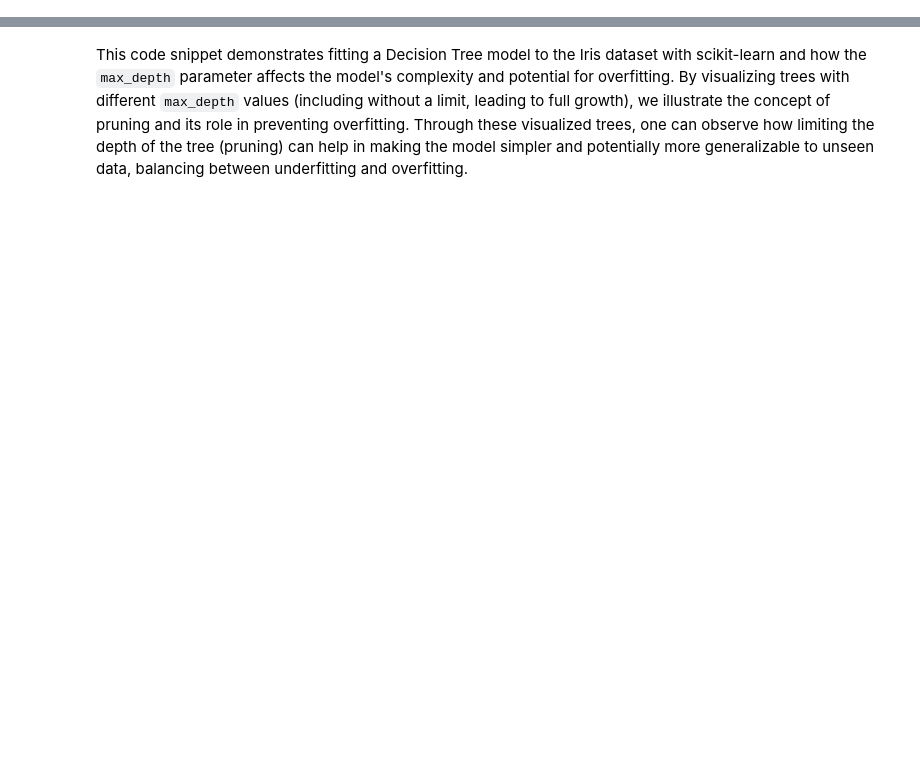
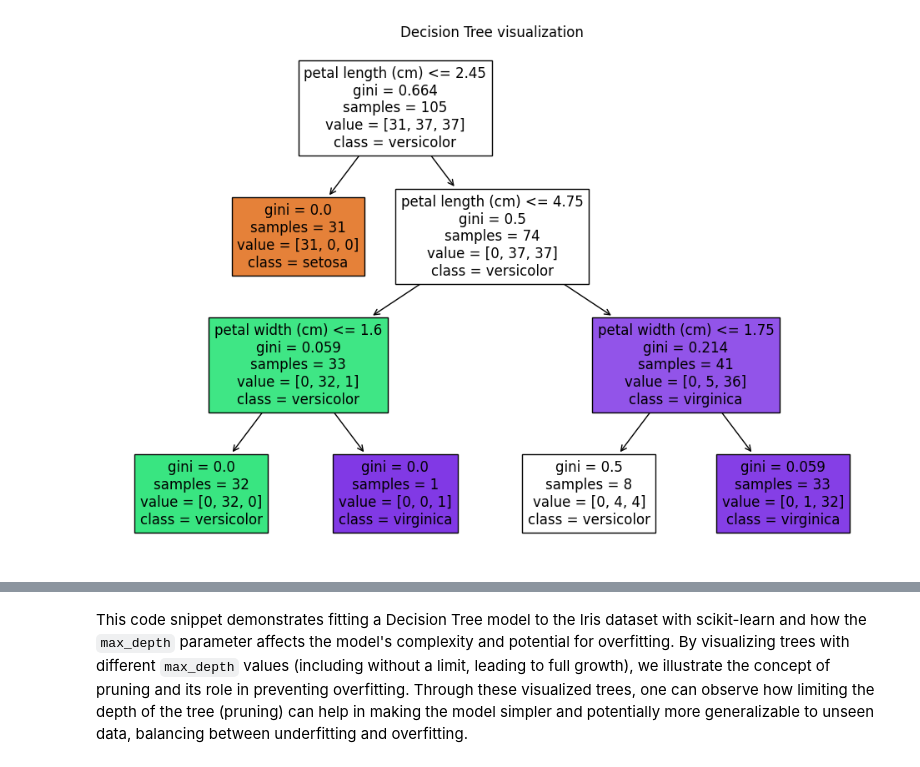
Before and after one commit to 100daysofml/100daysofml.github.io, a Jupyter notebook: _sources/Week_06/Lesson_29.ipynb, the cells around one changed output, grey strips where cells are left out. Cells and saved outputs as stored; diff of their text form; code cells hidden in the pictures; blank space fills up the shorter version.

```diff
--- a/_sources/Week_06/Lesson_29.ipynb
+++ b/_sources/Week_06/Lesson_29.ipynb
@@ -240,0 +223,35 @@ In the following sections, we’ll dive into the practical steps of setting up,
+# %%
+# Import required libraries
+from sklearn.tree import DecisionTreeClassifier
+from sklearn.datasets import load_iris
+from sklearn.model_selection import train_test_split
+import matplotlib.pyplot as plt
+from sklearn import tree
+
+# Load the iris dataset
+data = load_iris()
+X = data.data
+y = data.target
+
+# Split the dataset into training and testing sets
+X_train, X_test, y_train, y_test = train_test_split(X, y, test_size=0.3, random_state=42)
+
+# Initialize the Decision Tree Classifier with parameters emphasizing important aspects:
+# - criterion: The function to measure the quality of a split. "gini" for Gini Impurity and "entropy" for Information Gain.
+# - max_depth: The maximum depth of the tree. Limiting this can help prevent overfitting.
+# - random_state: Controls the randomness of the estimator. Useful for reproducibility.
+clf = DecisionTreeClassifier(criterion="gini", max_depth=3, random_state=42)
+
+# Fit the model with the training data
+clf.fit(X_train, y_train)
+
+# Plot the decision tree
+plt.figure(figsize=(12, 8))
+tree.plot_tree(clf, filled=True, feature_names=data.feature_names, class_names=data.target_names)
+plt.title("Decision Tree visualization")
+plt.show()
+
+# The visualization helps in understanding how the decision tree makes splits
+# It provides insights into the feature importance and decision-making process of the model.
+# %% [output]
+[figure, added]
```
Also changed, not shown: parts of 19 cells of this notebook, 54 other files.
